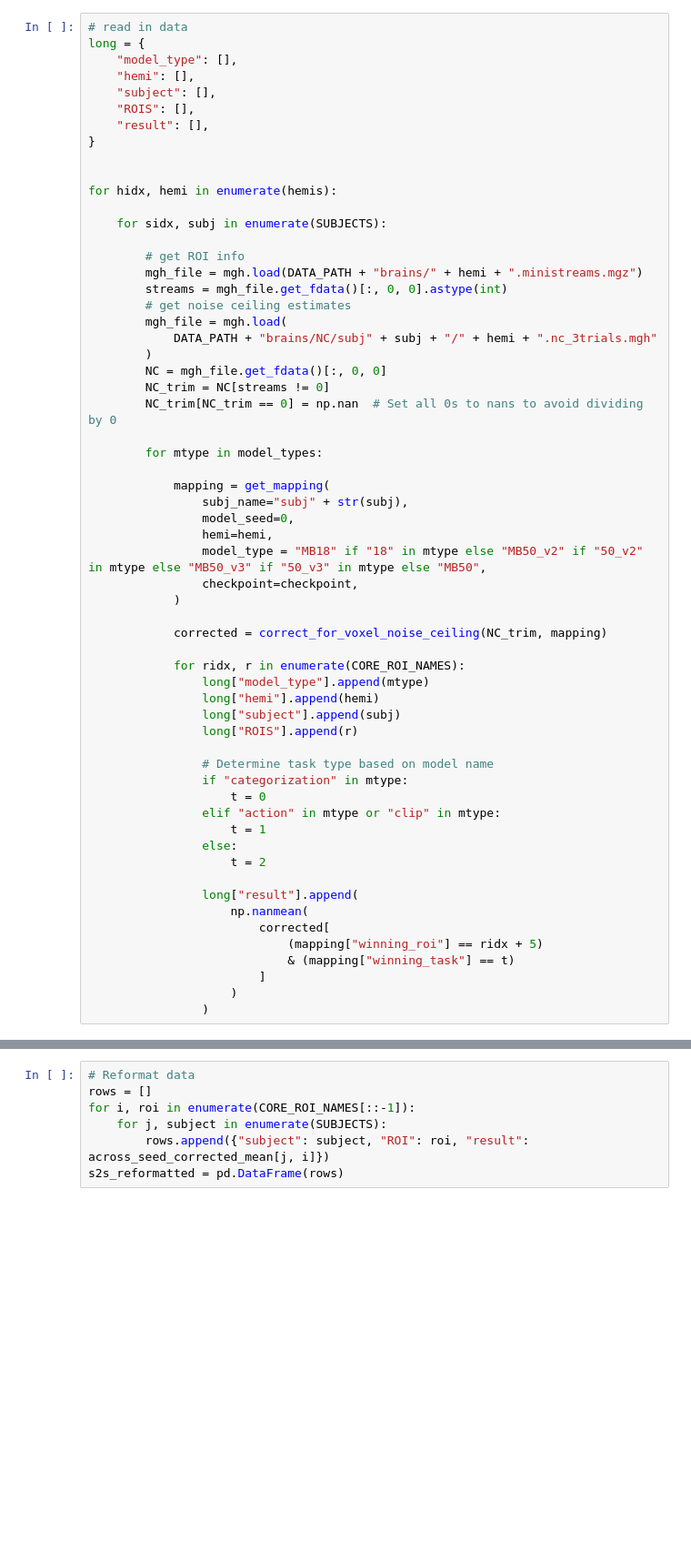
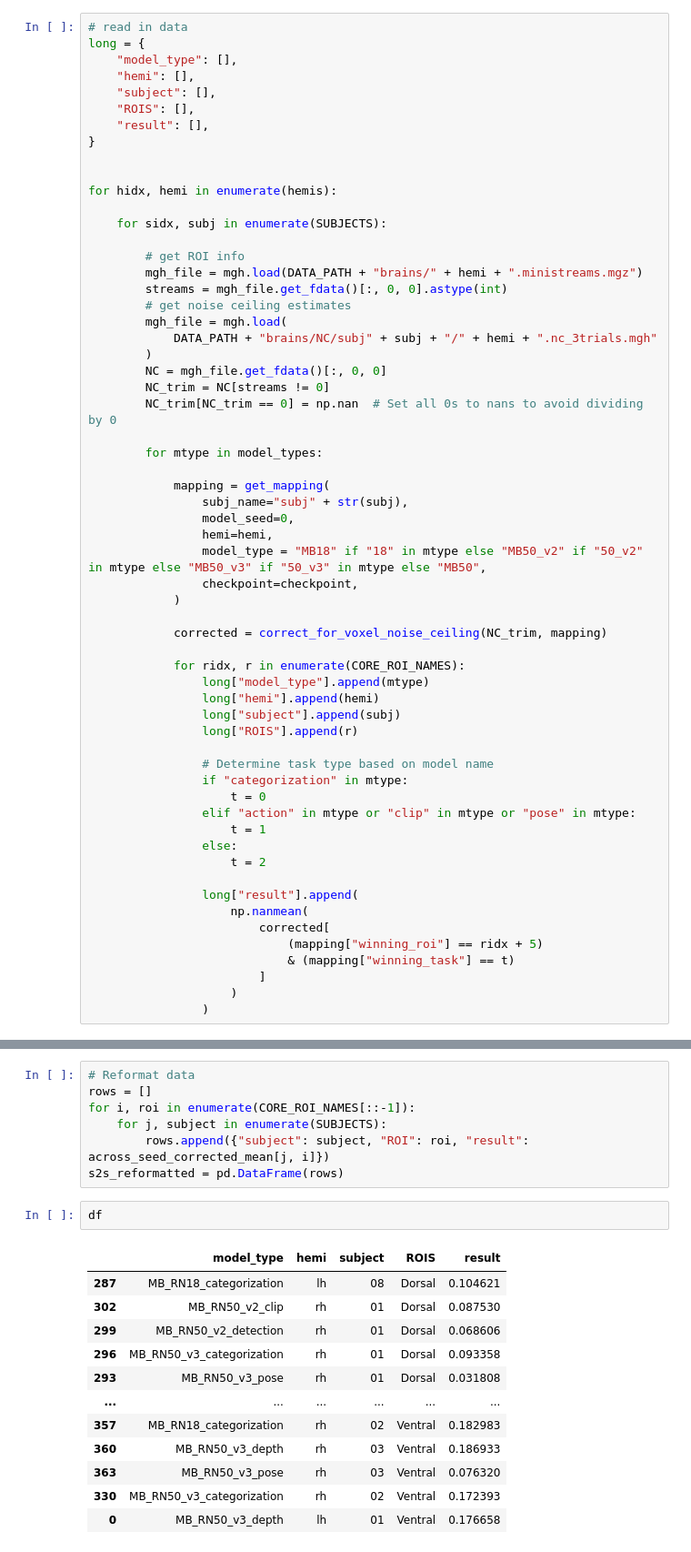
Before and after one commit to dawnfinzi/spacestream, a Jupyter notebook: notebooks/F03_B_processing.ipynb, the cells around one changed output, grey strips where cells are left out. Shown at 91% size. Saved outputs shown, nothing was run; the diff lists cells and outputs as text; blank space fills up the shorter version.

```diff
--- a/notebooks/F03_B_processing.ipynb
+++ b/notebooks/F03_B_processing.ipynb
@@ -95,7 +95,7 @@ for hidx, hemi in enumerate(hemis):
                 # Determine task type based on model name
                 if "categorization" in mtype:
                     t = 0
-                elif "action" in mtype or "clip" in mtype:
+                elif "action" in mtype or "clip" in mtype or "pose" in mtype:
                     t = 1
                 else:
                     t = 2
@@ -155,3 +155,18 @@ for i, roi in enumerate(CORE_ROI_NAMES[::-1]):
     for j, subject in enumerate(SUBJECTS):
         rows.append({"subject": subject, "ROI": roi, "result": across_seed_corrected_mean[j, i]})
 s2s_reformatted = pd.DataFrame(rows)
+# %%
+df
+# %% [output]
+|  | model_type | hemi | subject | ROIS | result |
+| 287 | MB_RN18_categorization | lh | 08 | Dorsal | 0.104621 |
+| 302 | MB_RN50_v2_clip | rh | 01 | Dorsal | 0.087530 |
+| 299 | MB_RN50_v2_detection | rh | 01 | Dorsal | 0.068606 |
+| 296 | MB_RN50_v3_categorization | rh | 01 | Dorsal | 0.093358 |
+| 293 | MB_RN50_v3_pose | rh | 01 | Dorsal | 0.031808 |
+| ... | ... | ... | ... | ... | ... |
+| 357 | MB_RN18_categorization | rh | 02 | Ventral | 0.182983 |
+| 360 | MB_RN50_v3_depth | rh | 03 | Ventral | 0.186933 |
+| 363 | MB_RN50_v3_pose | rh | 03 | Ventral | 0.076320 |
+| 330 | MB_RN50_v3_categorization | rh | 02 | Ventral | 0.172393 |
+| 0 | MB_RN50_v3_depth | lh | 01 | Ventral | 0.176658 |
```
Also changed, not shown: parts of 2 cells of this notebook, 5 other files.
